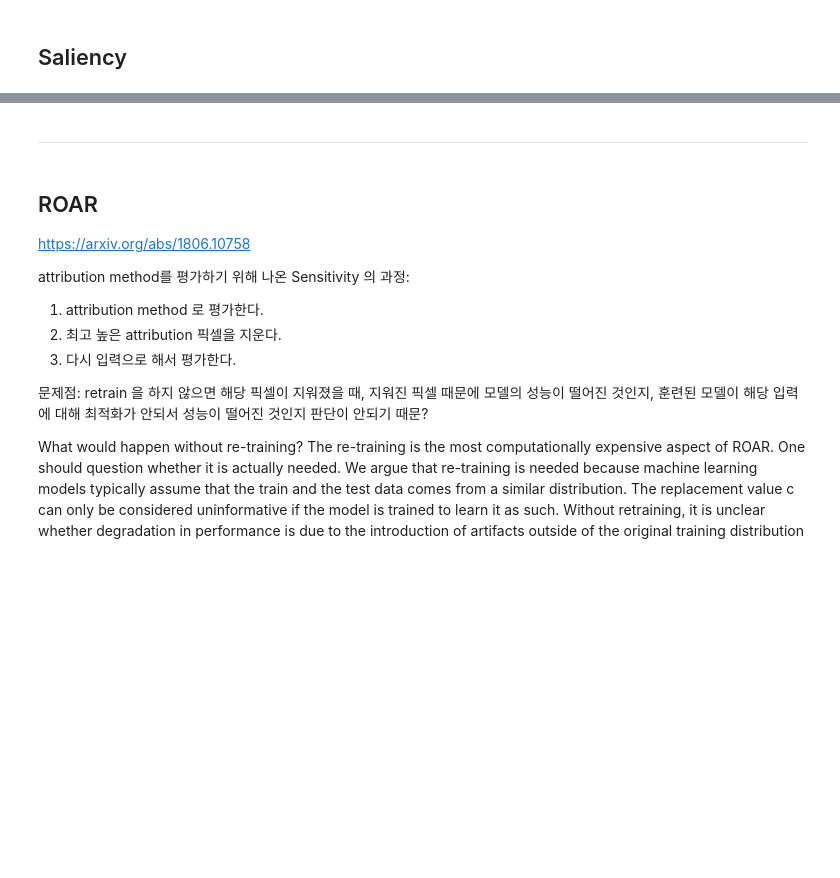
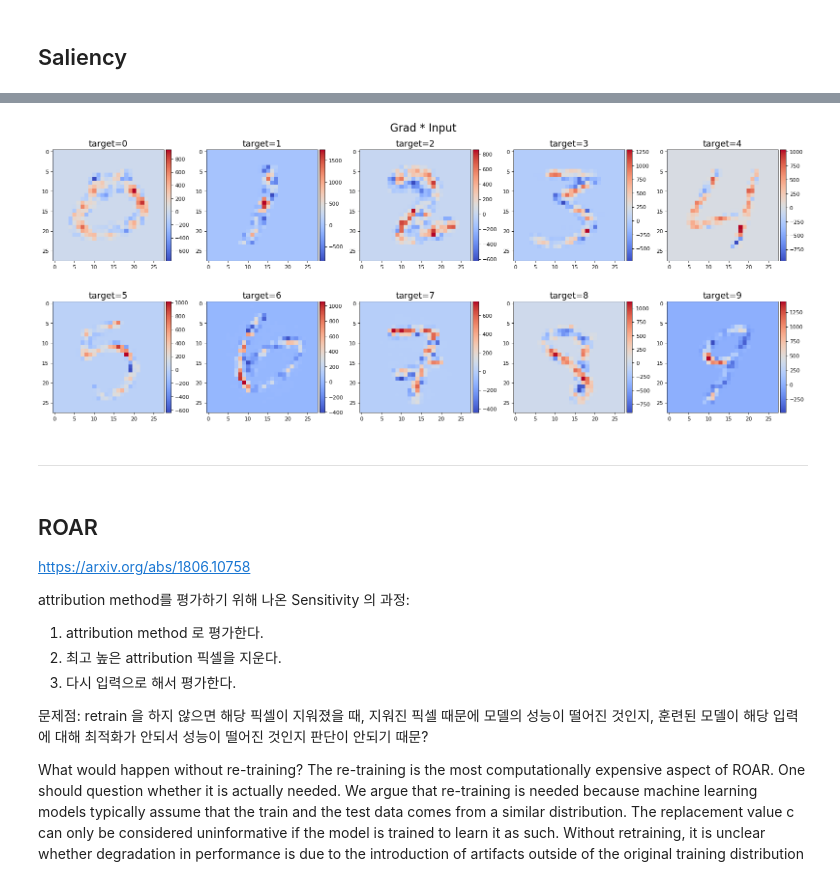
Before and after one commit to simonjisu/XAI, a Jupyter notebook: XAI.ipynb, the cells around one changed output, grey strips where cells are left out. Drawn from its saved outputs; the diff is of its cells as text; code cells hidden in the pictures; blank space fills up the shorter version.

```diff
--- a/XAI.ipynb
+++ b/XAI.ipynb
@@ -258,3 +246,9 @@ draw_attribution(saliency_outputs, "vanilla saliency", labels=labels, vis_row=2)
+# %%
+gradinput = GradInput(model)
+gradinput_outputs = gradinput.get_attribution(imgs, labels)
+draw_attribution(gradinput_outputs, "Grad * Input", labels=labels, vis_row=2)
+# %% [output]
+[figure, added]
 # %% [markdown]
 ---
 # %% [markdown]
```
Also changed, not shown: parts of 19 cells of this notebook, 8 other files.
